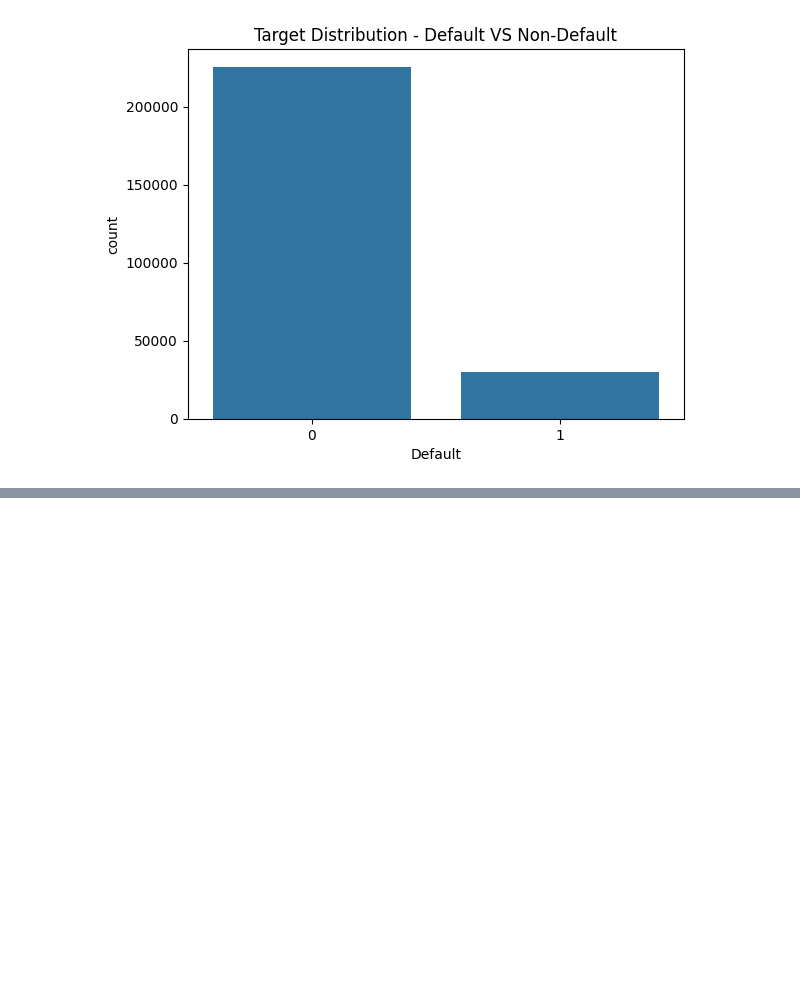
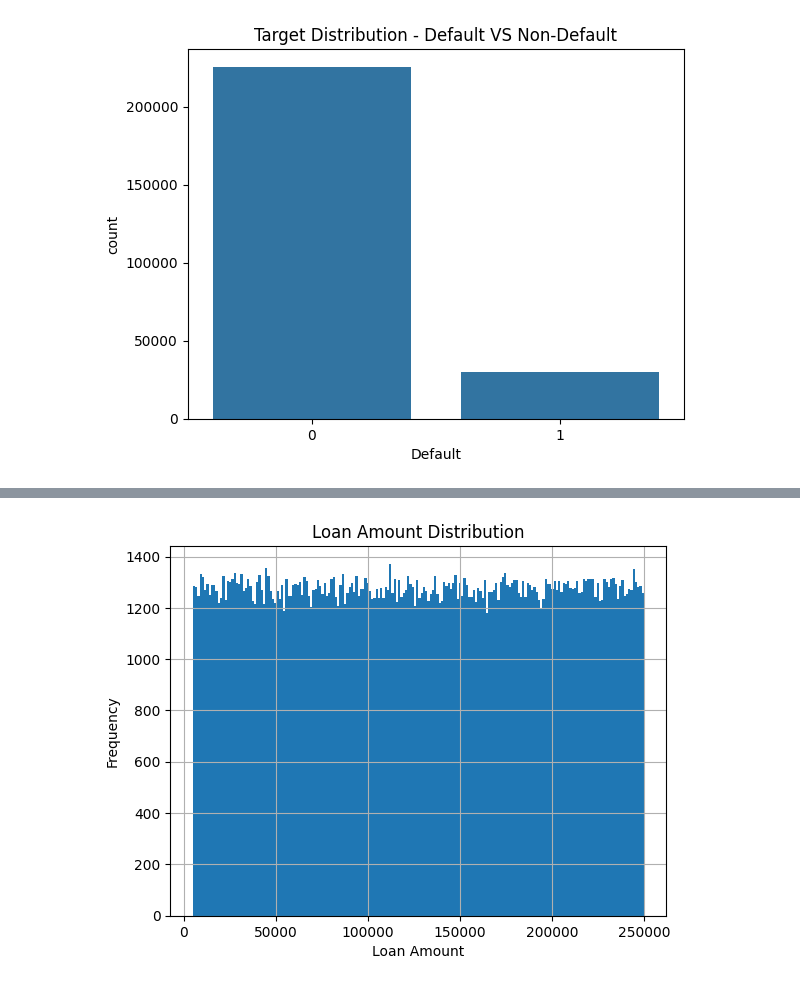
Before and after one commit to Pandidharan22/AI-Powered-Loan-Eligibility-Risk-Scoring-System-API, a Jupyter notebook: notebooks/01_eda.ipynb, the cells around one changed output, grey strips where cells are left out. Drawn from its saved outputs; the diff is of its cells as text; code cells hidden in the pictures; blank space fills up the shorter version.

```diff
--- a/notebooks/01_eda.ipynb
+++ b/notebooks/01_eda.ipynb
@@ -96,0 +126,8 @@ plt.show()
+# %%
+df['LoanAmount'].hist(bins=200)
+plt.xlabel("Loan Amount")
+plt.ylabel("Frequency")
+plt.title("Loan Amount Distribution")
+plt.show()
+# %% [output]
+[figure, added]
```
Also changed, not shown: parts of 12 cells of this notebook.
